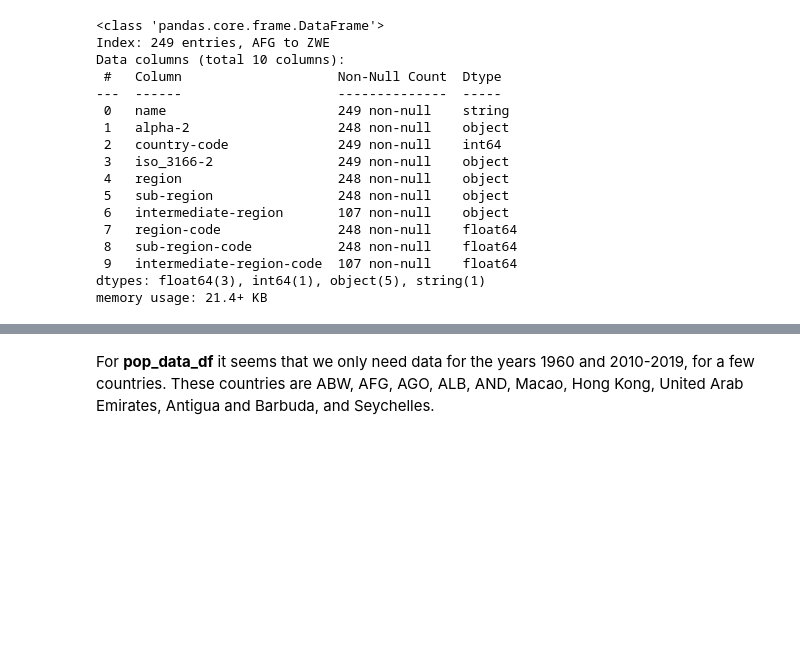
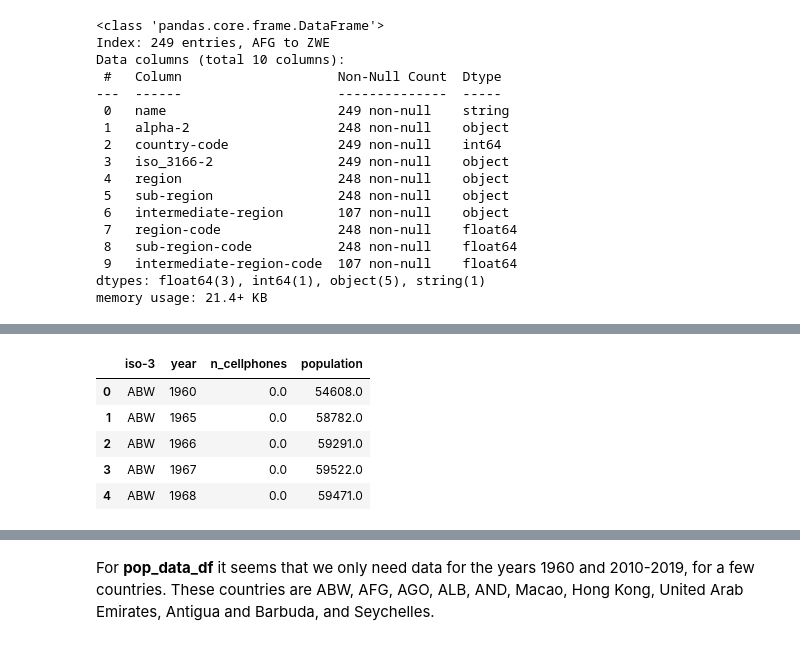
Before and after one commit to totatorbj/su-mt4007, a Jupyter notebook: HW4/HW4.ipynb, the cells around one changed output, grey strips where cells are left out. Saved outputs shown, nothing was run; the diff lists cells and outputs as text; code cells hidden in the pictures; blank space fills up the shorter version.

```diff
--- a/HW4/HW4.ipynb
+++ b/HW4/HW4.ipynb
@@ -136,0 +293,2 @@ memory usage: 21.4+ KB
+# %%
+stacked_cleaned_cell_phones_total_df.name = 'n_cellphones'
@@ -136,0 +306,2 @@ memory usage: 21.4+ KB
+# %%
+stacked_dropped_pop_data_df.name = 'population'
@@ -136,0 +321,2 @@ memory usage: 21.4+ KB
+# %%
+table_1 = pd.merge(left=stacked_cleaned_cell_phones_total_df, right=stacked_dropped_pop_data_df, how='inner', on=['iso-3', 'year'])
@@ -136,0 +355,11 @@ memory usage: 21.4+ KB
+# %%
+resetted_table_1 = table_1.reset_index()
+# %%
+resetted_table_1.head()
+# %% [output]
+|  | iso-3 | year | n_cellphones | population |
+| 0 | ABW | 1960 | 0.0 | 54608.0 |
+| 1 | ABW | 1965 | 0.0 | 58782.0 |
+| 2 | ABW | 1966 | 0.0 | 59291.0 |
+| 3 | ABW | 1967 | 0.0 | 59522.0 |
+| 4 | ABW | 1968 | 0.0 | 59471.0 |
```
Also changed, not shown: parts of 118 cells of this notebook, 1 other file.
